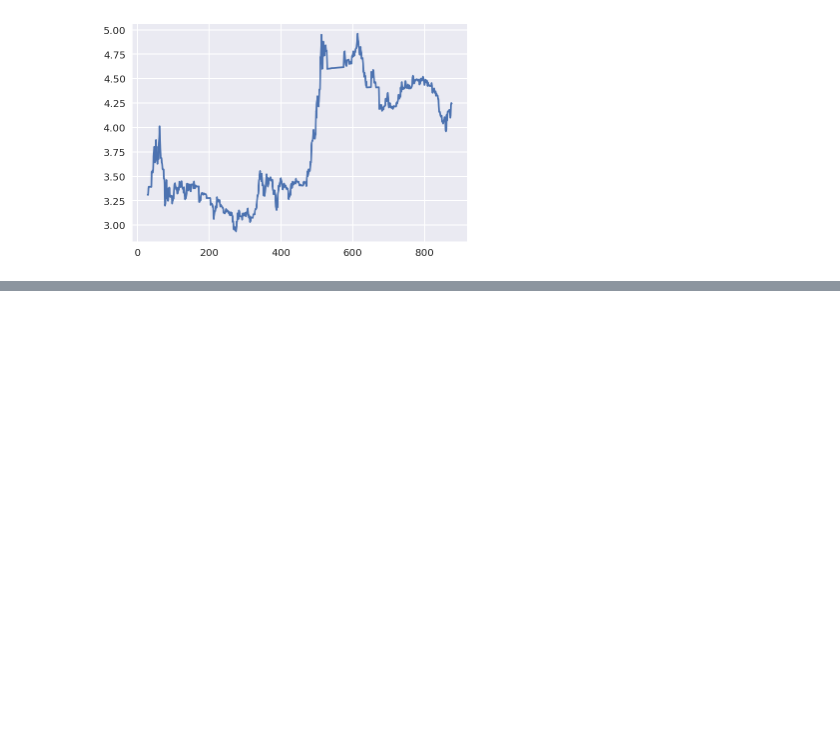
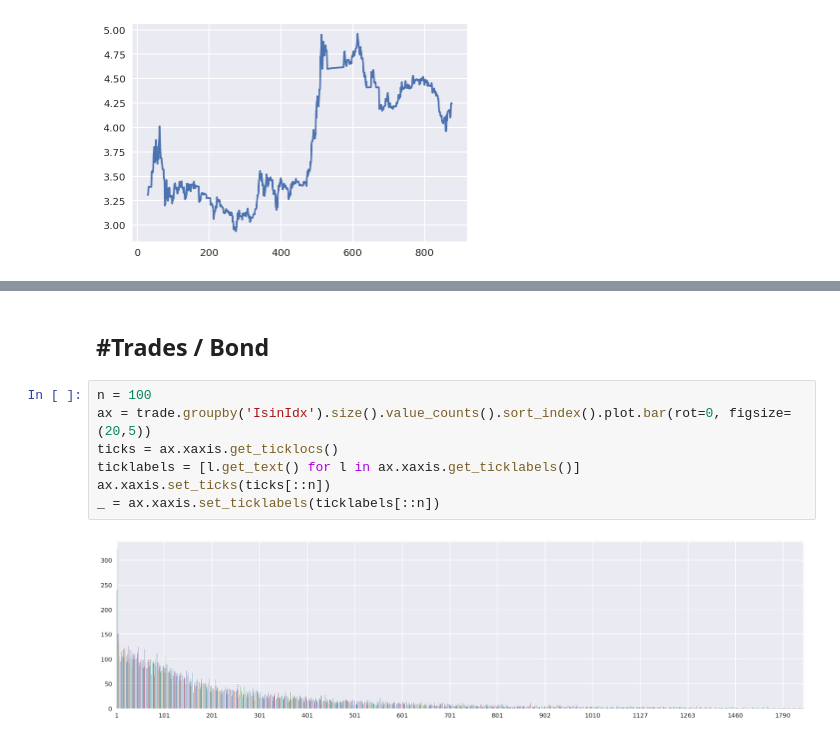
Before and after one commit to Robert-Aduviri/DSG-2018-Qualifiers, a Jupyter notebook: notebooks/robert/RA-01-EDA.ipynb, the cells around one changed output, grey strips where cells are left out. Drawn from its saved outputs; the diff is of its cells as text; blank space fills up the shorter version.

```diff
--- a/notebooks/robert/RA-01-EDA.ipynb
+++ b/notebooks/robert/RA-01-EDA.ipynb
@@ -281,0 +361,11 @@ macro['Swap_CNH30Y'].plot()
+# %% [markdown]
+## #Trades / Bond
+# %%
+n = 100
+ax = trade.groupby('IsinIdx').size().value_counts().sort_index().plot.bar(rot=0, figsize=(20,5))
+ticks = ax.xaxis.get_ticklocs()
+ticklabels = [l.get_text() for l in ax.xaxis.get_ticklabels()]
+ax.xaxis.set_ticks(ticks[::n])
+_ = ax.xaxis.set_ticklabels(ticklabels[::n])
+# %% [output]
+[figure, added]
```
Also changed, not shown: parts of 22 cells of this notebook, 2 other files.
